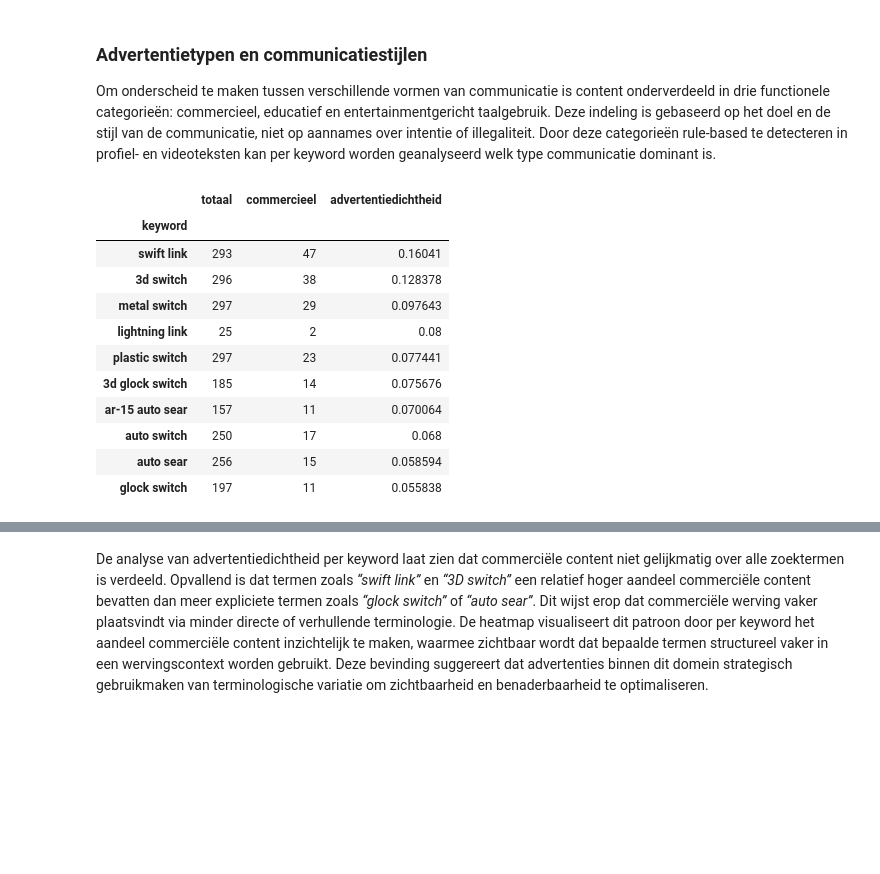
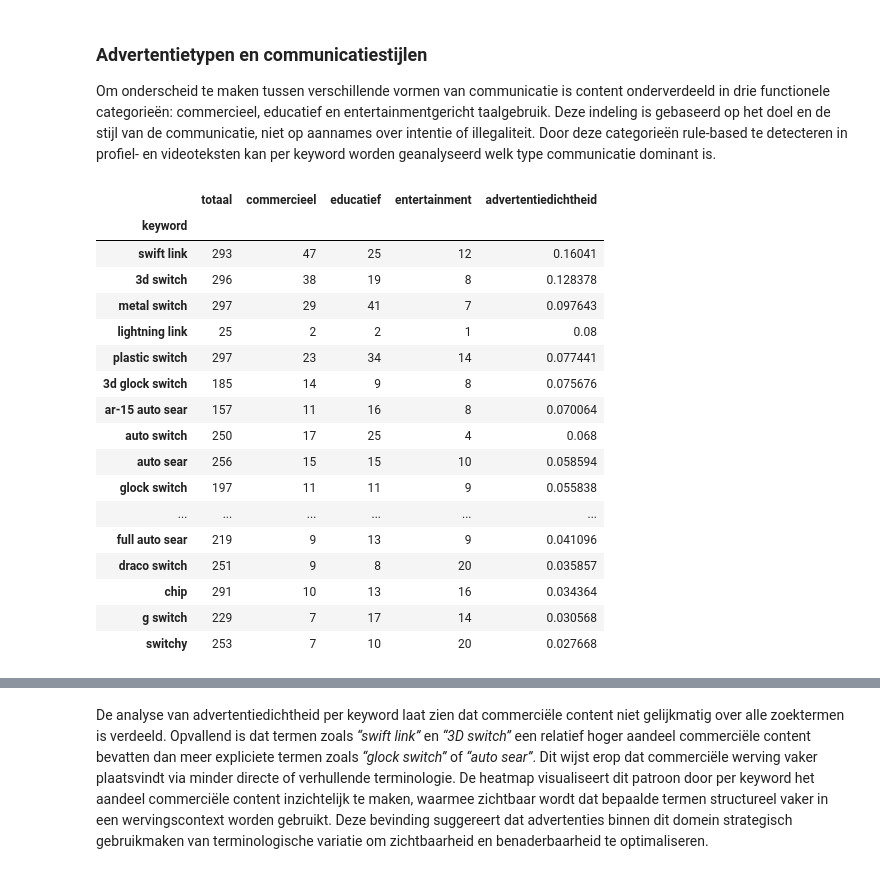
Before and after one commit to Daanscheltema/Tiktok, a Jupyter notebook: Data analyse.ipynb, the cells around one changed output, grey strips where cells are left out. Drawn from its saved outputs; the diff is of its cells as text; code cells hidden in the pictures; blank space fills up the shorter version.

```diff
--- a/Data analyse.ipynb
+++ b/Data analyse.ipynb
@@ -165,0 +179,3 @@ Een TikTok-video kan in meerdere scrapes/keywords voorkomen. Als we direct dupli
+# %%
+# Verwijder de kolom 'author' uit de dataset om auteurs te anonimiseren
+df = df.drop(columns=["author"])
@@ -911,31 +933,36 @@ df["signal_entertainment"] = (
 # %%
 keyword_stats = (
     df.groupby("keyword")
       .agg(
           totaal=("video_id", "count"),
-          commercieel=("signal_commercieel", "sum")
+          commercieel=("signal_commercieel", "sum"),
+          educatief=("signal_educatief", "sum"),
+          entertainment=("signal_entertainment", "sum"),
       )
 )
 
 keyword_stats["advertentiedichtheid"] = (
     keyword_stats["commercieel"] / keyword_stats["totaal"]
 )
 
-keyword_stats = keyword_stats.sort_values(
-    "advertentiedichtheid", ascending=False
-)
-
-keyword_stats.head(10)
+keyword_stats = keyword_stats.sort_values("advertentiedichtheid", ascending=False)
+keyword_stats
 # %% [output]
-|  | totaal | commercieel | advertentiedichtheid |
-| keyword |  |  |  |
-| swift link | 293 | 47 | 0.16041 |
-| 3d switch | 296 | 38 | 0.128378 |
-| metal switch | 297 | 29 | 0.097643 |
-| lightning link | 25 | 2 | 0.08 |
-| plastic switch | 297 | 23 | 0.077441 |
-| 3d glock switch | 185 | 14 | 0.075676 |
-| ar-15 auto sear | 157 | 11 | 0.070064 |
-| auto switch | 250 | 17 | 0.068 |
-| auto sear | 256 | 15 | 0.058594 |
-| glock switch | 197 | 11 | 0.055838 |
+|  | totaal | commercieel | educatief | entertainment | advertentiedichtheid |
+| keyword |  |  |  |  |  |
+| swift link | 293 | 47 | 25 | 12 | 0.16041 |
+| 3d switch | 296 | 38 | 19 | 8 | 0.128378 |
+| metal switch | 297 | 29 | 41 | 7 | 0.097643 |
+| lightning link | 25 | 2 | 2 | 1 | 0.08 |
+| plastic switch | 297 | 23 | 34 | 14 | 0.077441 |
+| 3d glock switch | 185 | 14 | 9 | 8 | 0.075676 |
+| ar-15 auto sear | 157 | 11 | 16 | 8 | 0.070064 |
+| auto switch | 250 | 17 | 25 | 4 | 0.068 |
+| auto sear | 256 | 15 | 15 | 10 | 0.058594 |
+| glock switch | 197 | 11 | 11 | 9 | 0.055838 |
+| ... | ... | ... | ... | ... | ... |
+| full auto sear | 219 | 9 | 13 | 9 | 0.041096 |
+| draco switch | 251 | 9 | 8 | 20 | 0.035857 |
+| chip | 291 | 10 | 13 | 16 | 0.034364 |
+| g switch | 229 | 7 | 17 | 14 | 0.030568 |
+| switchy | 253 | 7 | 10 | 20 | 0.027668 |
```
Also changed, not shown: parts of 8 cells of this notebook, 3 other files.
